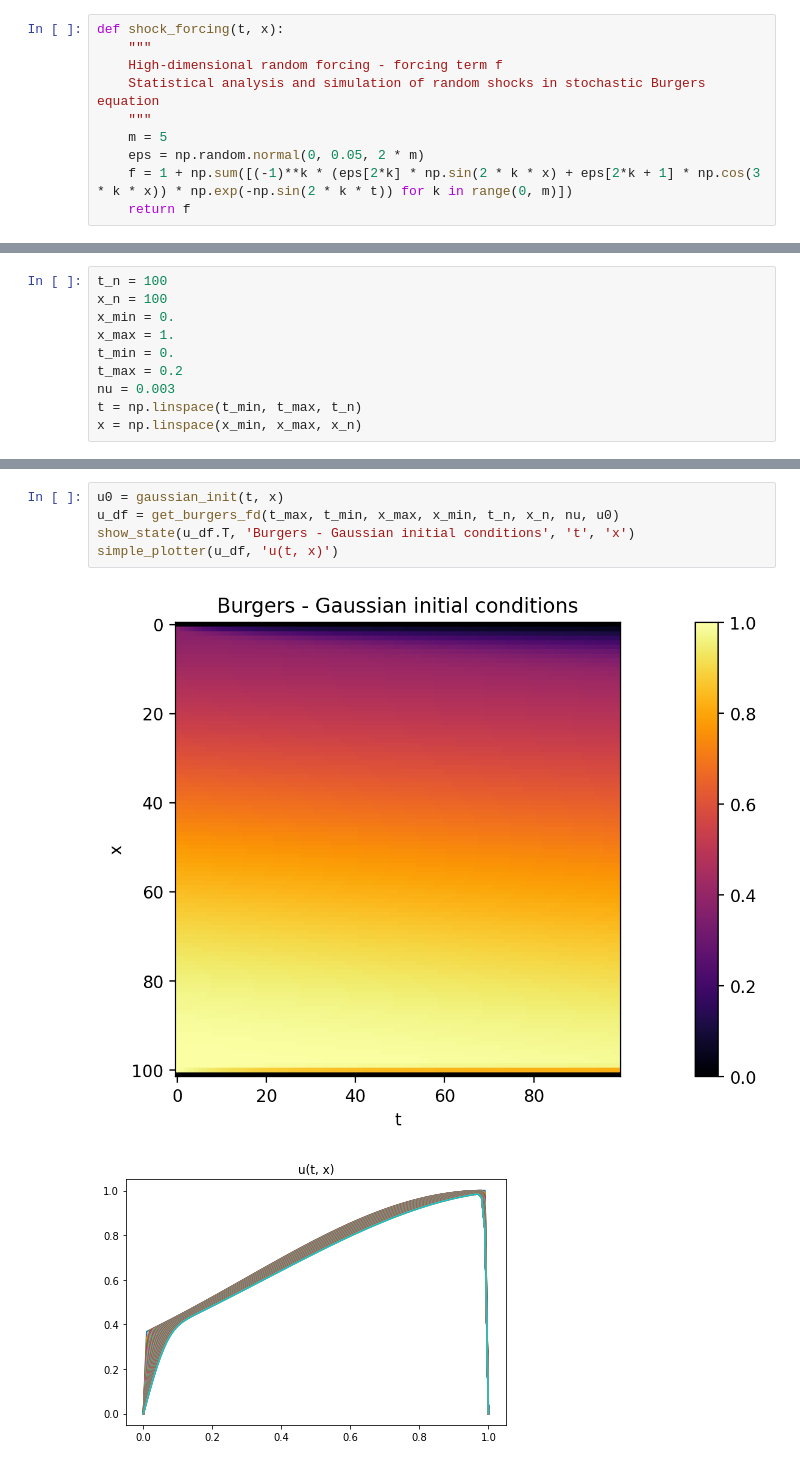
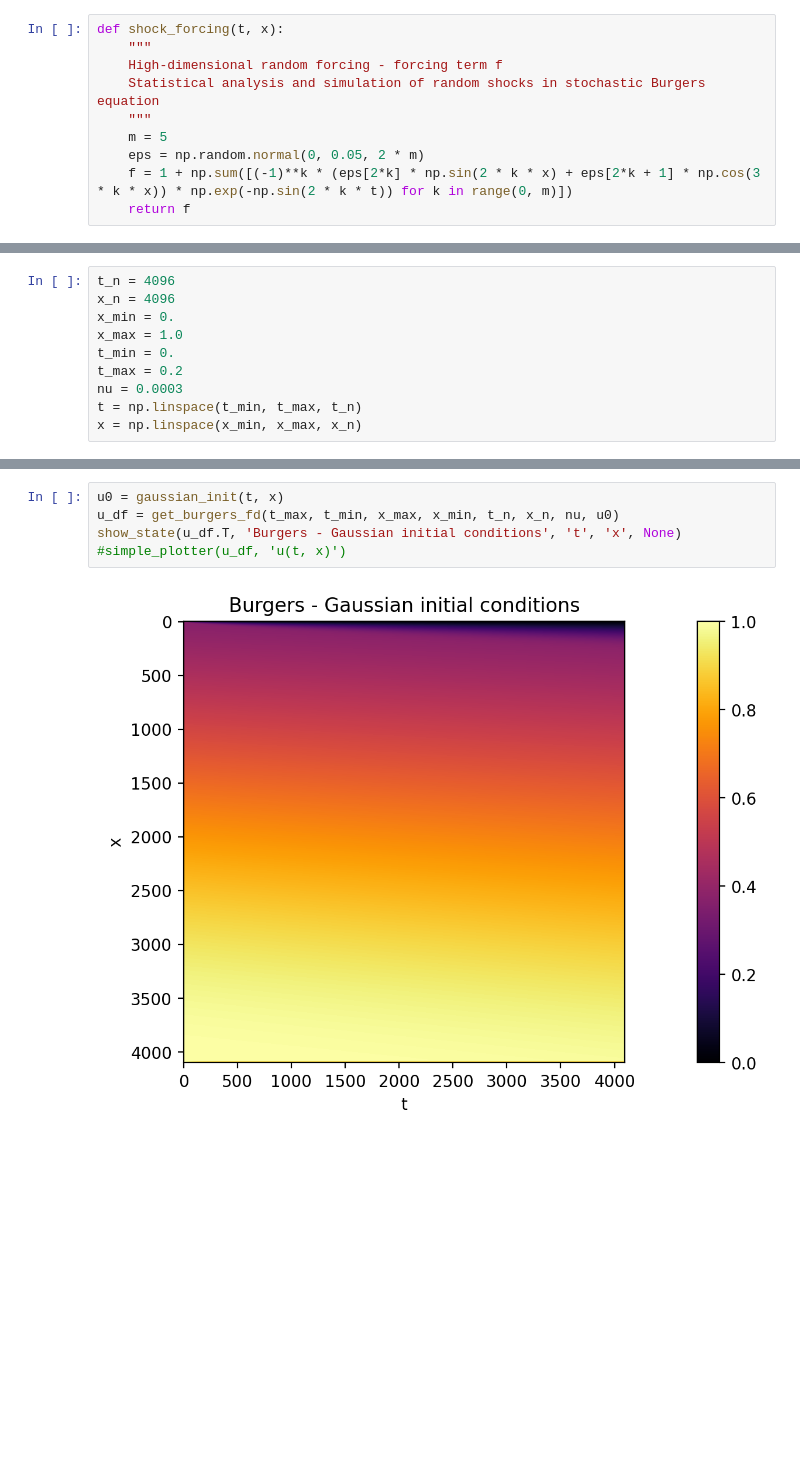
Before and after one commit to vdesgrange/closure-model, a Jupyter notebook: experiments/burgers_equation_analytical_experiments.ipynb, the cells around one changed output, grey strips where cells are left out. Cells and saved outputs as stored; diff of their text form; blank space fills up the shorter version.

```diff
--- a/experiments/burgers_equation_analytical_experiments.ipynb
+++ b/experiments/burgers_equation_analytical_experiments.ipynb
@@ -192,11 +206,11 @@ def shock_forcing(t, x):
 # %%
-t_n = 100
-x_n = 100
+t_n = 4096
+x_n = 4096
 x_min = 0.
-x_max = 1.
+x_max = 1.0
 t_min = 0.
 t_max = 0.2
-nu = 0.003
+nu = 0.0003
 t = np.linspace(t_min, t_max, t_n)
 x = np.linspace(x_min, x_max, x_n)
 # %%
@@ -209,11 +223,10 @@ show_state(u_df.T, 'Burgers - analytical initial conditions', 't', 'x')
 # %%
 u0 = gaussian_init(t, x)
 u_df = get_burgers_fd(t_max, t_min, x_max, x_min, t_n, x_n, nu, u0)
-show_state(u_df.T, 'Burgers - Gaussian initial conditions', 't', 'x')
-simple_plotter(u_df, 'u(t, x)')
+show_state(u_df.T, 'Burgers - Gaussian initial conditions', 't', 'x', None)
+#simple_plotter(u_df, 'u(t, x)')
 # %% [output]
-[figure, old version]
+[figure, new version]
-[figure, removed]
 # %%
 u0 = random_init(t, x)
 u_df = get_burgers_fd(t_max, t_min, x_max, x_min, t_n, x_n, nu, u0)
```
Also changed, not shown: parts of 14 cells of this notebook, 2 other files.
